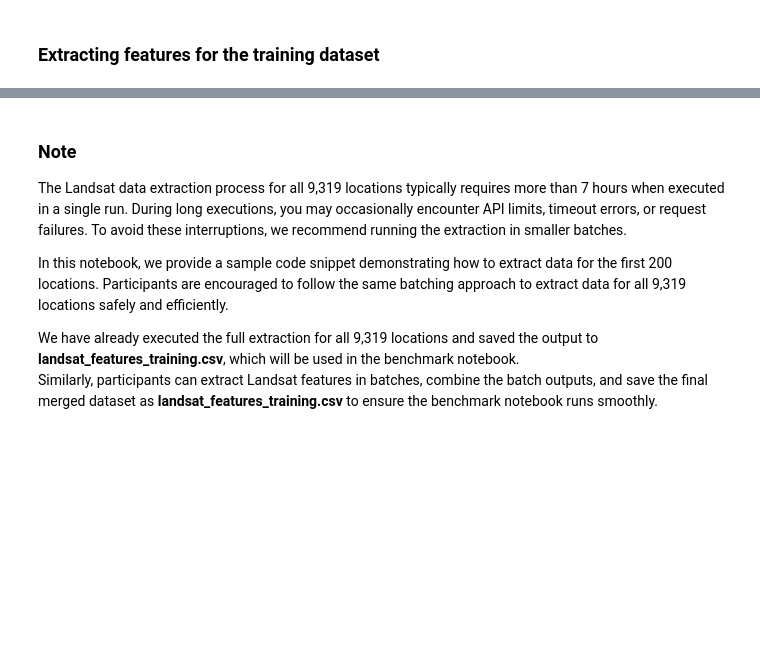
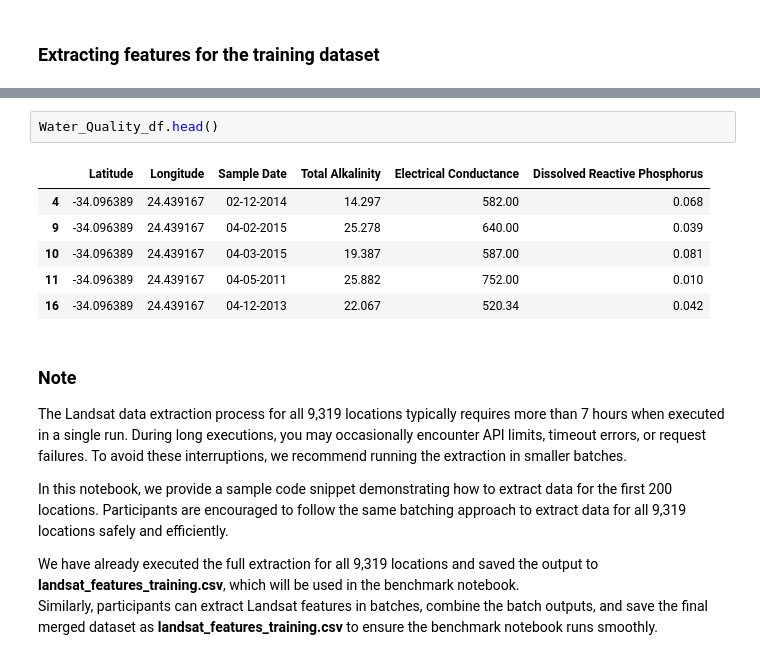
Before and after one commit to isaacdono/ey-hackathon, a Jupyter notebook: LANDSAT_DATA_EXTRACTION_NOTEBOOK_SNOWFLAKE.ipynb, the cells around one changed output, grey strips where cells are left out. Saved outputs shown, nothing was run; the diff lists cells and outputs as text; blank space fills up the shorter version.

```diff
--- a/LANDSAT_DATA_EXTRACTION_NOTEBOOK_SNOWFLAKE.ipynb
+++ b/LANDSAT_DATA_EXTRACTION_NOTEBOOK_SNOWFLAKE.ipynb
@@ -126,3 +139,12 @@ Water_Quality_df.shape
+# %%
+Water_Quality_df.head()
+# %% [output]
+|  | Latitude | Longitude | Sample Date | Total Alkalinity | Electrical Conductance | Dissolved Reactive Phosphorus |
+| 4 | -34.096389 | 24.439167 | 02-12-2014 | 14.297 | 582.00 | 0.068 |
+| 9 | -34.096389 | 24.439167 | 04-02-2015 | 25.278 | 640.00 | 0.039 |
+| 10 | -34.096389 | 24.439167 | 04-03-2015 | 19.387 | 587.00 | 0.081 |
+| 11 | -34.096389 | 24.439167 | 04-05-2011 | 25.882 | 752.00 | 0.010 |
+| 16 | -34.096389 | 24.439167 | 04-12-2013 | 22.067 | 520.34 | 0.042 |
 # %% [markdown]
 ### Note
 
```
Also changed, not shown: parts of 12 cells of this notebook, 2 other files.
